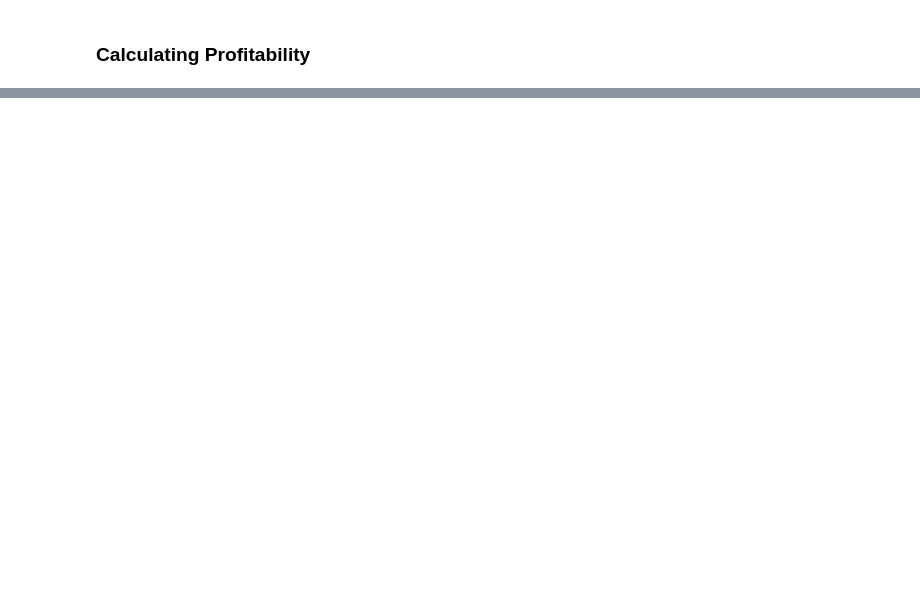
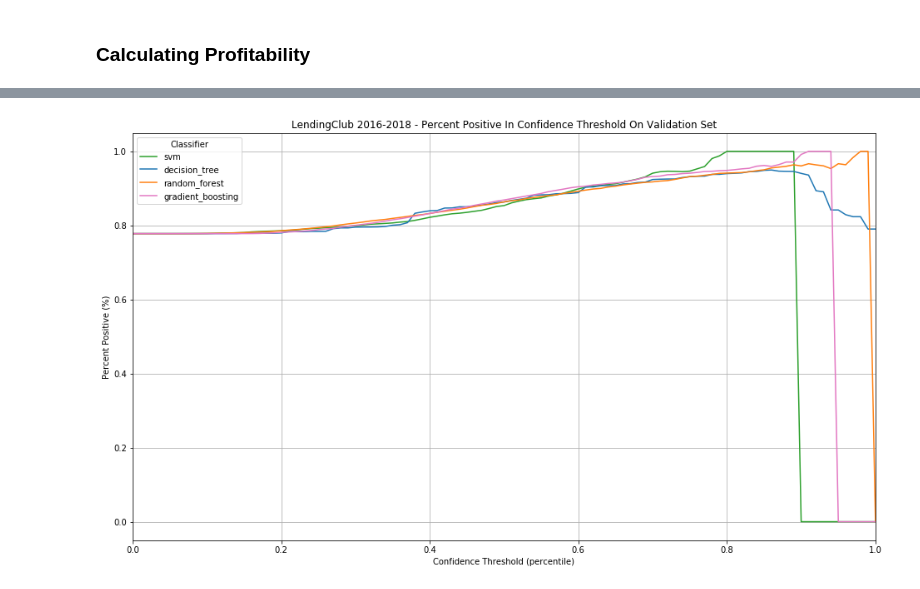
Before and after one commit to juszhan/LendingClub-Profitability, a Jupyter notebook: lendingclub_loan_prediction.ipynb, the cells around one changed output, grey strips where cells are left out. Saved outputs shown, nothing was run; the diff lists cells and outputs as text; code cells hidden in the pictures; blank space fills up the shorter version.

```diff
--- a/lendingclub_loan_prediction.ipynb
+++ b/lendingclub_loan_prediction.ipynb
@@ -654,0 +719,24 @@ df_predict
+# %%
+# Line plot of relative alpha on validation set
+plt.figure(figsize=(16,9))
+
+colors = {
+    "svm"               : "#2ca02c",
+    "decision_tree"     : "#1f77b4",
+    "random_forest"     : "#ff7f0e",
+    "gradient_boosting" : "#e377c2",
+}
+
+for classifier_profitability in classifier_profitability_list:
+    plt.plot(x, classifier_profitability.invested_pos_percent, label=classifier_profitability.type, color=colors[classifier_profitability.type])
+
+plt.xlim(left=0, right=1)
+plt.grid(True)
+plt.xlabel("Confidence Threshold (percentile)")
+plt.ylabel("Percent Positive (%)")
+plt.legend(title="Classifier")
+plt.title("LendingClub 2016-2018 - Percent Positive In Confidence Threshold On Validation Set")
+plt.savefig("res/Prediction/LendingClub 2016-2018 - Percent Positive In Confidence Threshold On Validation Set.png", bbox_inches='tight')
+plt.show()
+# %% [output]
+[figure, added]
```
Also changed, not shown: parts of 33 cells of this notebook, 6 other files.
